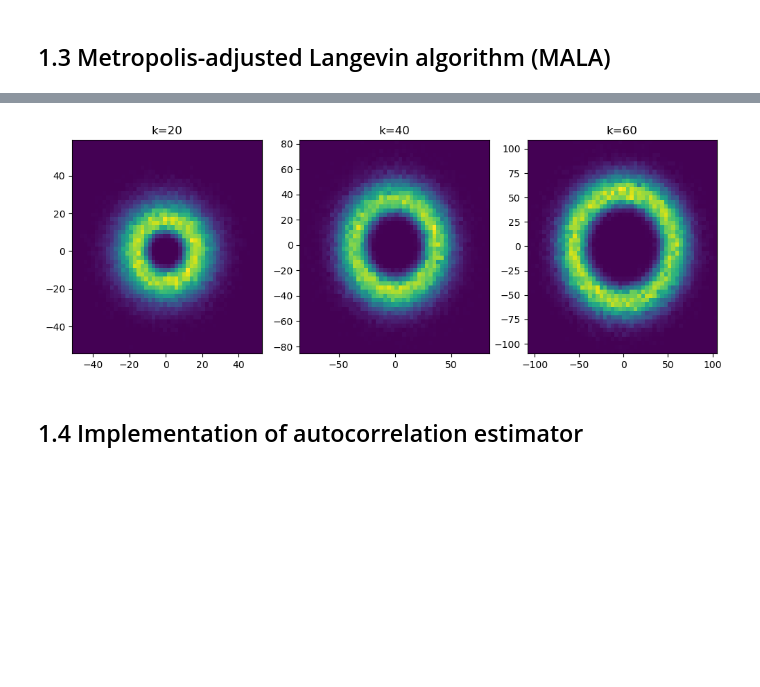
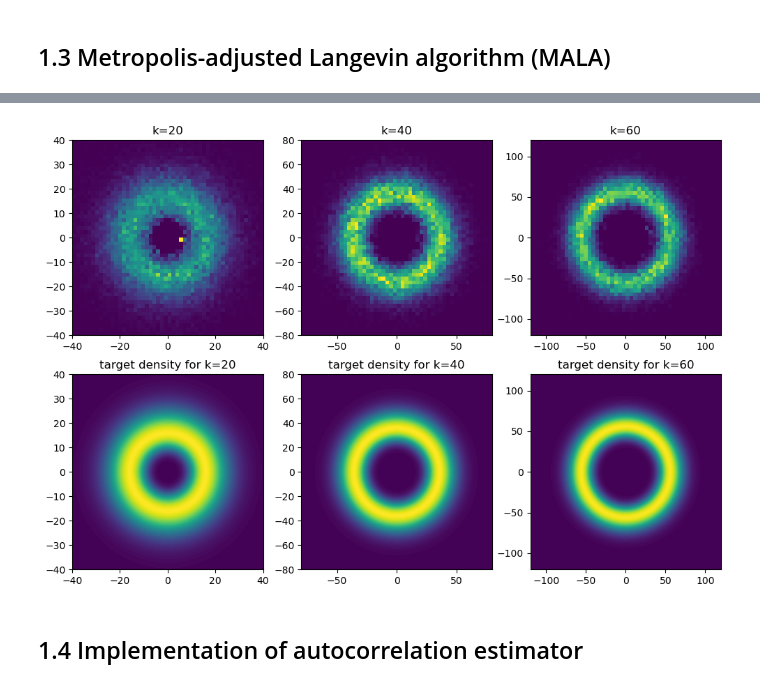
Before and after one commit to sallsdagrate/stochastic_sim_cw2, a Jupyter notebook: Stochastic Sim CW2.ipynb, the cells around one changed output, grey strips where cells are left out. Saved outputs shown, nothing was run; the diff lists cells and outputs as text; code cells hidden in the pictures; blank space fills up the shorter version.

```diff
--- a/Stochastic Sim CW2.ipynb
+++ b/Stochastic Sim CW2.ipynb
@@ -140,8 +168,8 @@ precision = 50
 for i, k in enumerate(ks):
     ax[i].set_title(f"k={k}")
 
-    x = np.linspace(-2*k, 2*k, precision)
-    y = np.linspace(-2*k, 2*k, precision)
+    x = np.linspace(-3*k, 3*k, precision)
+    y = np.linspace(-3*k, 3*k, precision)
     x_mesh, y_mesh = np.meshgrid(x, y)
 
     gx, gy = gradient_log_target(x_mesh, y_mesh, k)
@@ -161,11 +189,16 @@ def gradient_log_target_vector(v, k, epsilon=1e-9):
     factor = (k / 4 - 1) * 2 / r_sq
     return (factor - 1 / (2 * np.sqrt(r_sq))) * v
 
+# def gradient_log_target_vector(v, k, epsilon=1e-9):
+#     r = np.sqrt(np.maximum(v**2, epsilon))
+#     factor = (k / 4 - 1) * 2 / r - 1/2
+#     return v/r * factor
+
 def langevin_proposal(v, k, step_size,
                       grad_log_target = gradient_log_target_vector):
     g = grad_log_target(v, k)
     s = step_size
-    return stats.multivariate_normal.rvs(mean=v + (s * g), cov=2 * s * np.identity(2))
+    return np.random.multivariate_normal(mean=v + (s * g), cov=2 * s * np.identity(2))
 
 def langevin_pdf(v1, v, k, step_size,
                  grad_log_target = gradient_log_target_vector):
@@ -174,12 +207,12 @@ def langevin_pdf(v1, v, k, step_size,
     s = step_size
     return stats.multivariate_normal.pdf(v1, mean=v + (s * g), cov=2 * s * np.identity(2))
 # %%
-def metropolis_adjusted_langevin(k, step_size, N=100000, sigma=1,
+def metropolis_adjusted_langevin(k, step_size, N=100000,
                                  target_dist = target_distribution_vector,
                                  grad_log_target = gradient_log_target_vector):
     x_samples, y_samples = [], []
     v = np.array([0, 0])
-    samples_taken = 0
+    accepted_samples = 0
 
     progress_bar = tqdm(total=N, leave=True)
     while len(x_samples) < N:
@@ -192,22 +225,22 @@ def metropolis_adjusted_langevin(k, step_size, N=100000, sigma=1,
         )
 
         if stats.uniform.rvs() < a:
-            x_samples.append(v1[0])
-            y_samples.append(v1[1])
             v = v1
-            progress_bar.update(1)
+            accepted_samples += 1
 
-        samples_taken += 1
+        x_samples.append(v[0])
+        y_samples.append(v[1])
+        progress_bar.update(1)
 
     # Compute acceptance rate
-    acceptance_rate = N / samples_taken
+    acceptance_rate = accepted_samples / N
     print(f"Acceptance rate: {acceptance_rate:.2f}")
 
     return np.array(x_samples), np.array(y_samples)
 # %%
 mhl_xs, mhl_ys = [], []
 for k in ks:
-    x, y = metropolis_adjusted_langevin(k=k, sigma=(0.7*k), step_size=4*k)
+    x, y = metropolis_adjusted_langevin(k=k, step_size=4*k)
     mhl_xs.append(x)
     mhl_ys.append(y)
 # %% [output]
@@ -237,13 +270,16 @@ plt.show()
 # %%
-fig, ax = plt.subplots(ncols=3, nrows=1, figsize=(12, 4))
+fig, ax = plt.subplots(ncols=3, nrows=2, figsize=(12, 8))
 burnin = 10000
 for i, (k, x, y) in enumerate(zip(ks, mhl_xs, mhl_ys)):
-    # ax[i].scatter(x[burnin:], y[burnin:], s=0.2, alpha=0.4)
-    ax[i].hist2d(x[burnin:], y[burnin:], bins=50, cmap='viridis')
-    ax[i].set_title(f"k={k}")
+    ax[0][i].hist2d(x[burnin:], y[burnin:], bins=50, cmap='viridis', range=[[-2*k, 2*k], [-2*k, 2*k]])
+    ax[0][i].set_title(f"k={k}")
+
+    X, Y, Z = get_target_density_samples(k=k)
+    ax[1][i].contourf(X, Y, Z, levels=100)
+    ax[1][i].set_title(f'target density for k={k}')
 plt.show()
 # %% [output]
-[figure, old version]
+[figure, new version]
 # %% [markdown]
 ## 1.4 Implementation of autocorrelation estimator
 # %%
```
Also changed, not shown: parts of 24 cells of this notebook.
